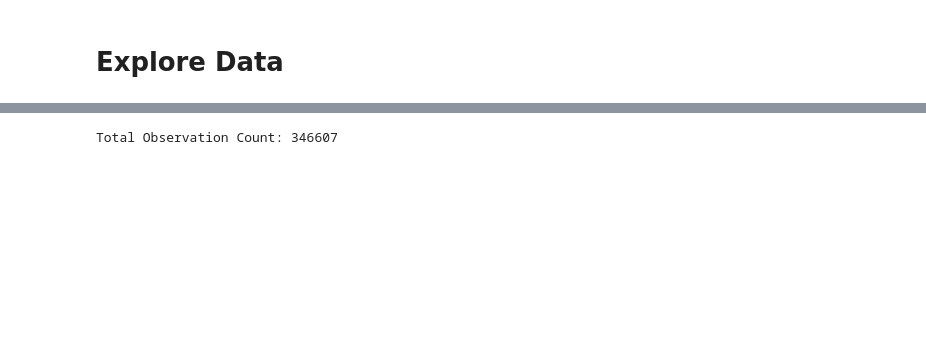
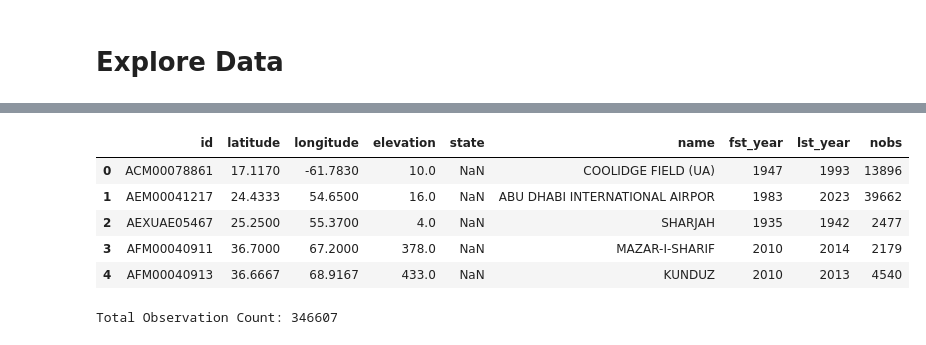
Before and after one commit to olievortex/olieigra, a Jupyter notebook: experiments/explore_data_qa.ipynb, the cells around one changed output, grey strips where cells are left out. Cells and saved outputs as stored; diff of their text form; code cells hidden in the pictures; blank space fills up the shorter version.

```diff
--- a/experiments/explore_data_qa.ipynb
+++ b/experiments/explore_data_qa.ipynb
@@ -23,3 +35,13 @@ del df_list
+# %%
+df_stations = pd.read_csv(SILVER_STATION_LIST_PATH)
+df_stations.head()
+# %% [output]
+|  | id | latitude | longitude | elevation | state | name | fst_year | lst_year | nobs |
+| 0 | ACM00078861 | 17.1170 | -61.7830 | 10.0 | NaN | COOLIDGE FIELD (UA) | 1947 | 1993 | 13896 |
+| 1 | AEM00041217 | 24.4333 | 54.6500 | 16.0 | NaN | ABU DHABI INTERNATIONAL AIRPOR | 1983 | 2023 | 39662 |
+| 2 | AEXUAE05467 | 25.2500 | 55.3700 | 4.0 | NaN | SHARJAH | 1935 | 1942 | 2477 |
+| 3 | AFM00040911 | 36.7000 | 67.2000 | 378.0 | NaN | MAZAR-I-SHARIF | 2010 | 2014 | 2179 |
+| 4 | AFM00040913 | 36.6667 | 68.9167 | 433.0 | NaN | KUNDUZ | 2010 | 2013 | 4540 |
 # %%
 print(f"Total Observation Count: {df.shape[0]}")
 # %% [output]
```
Also changed, not shown: parts of 8 cells of this notebook.
